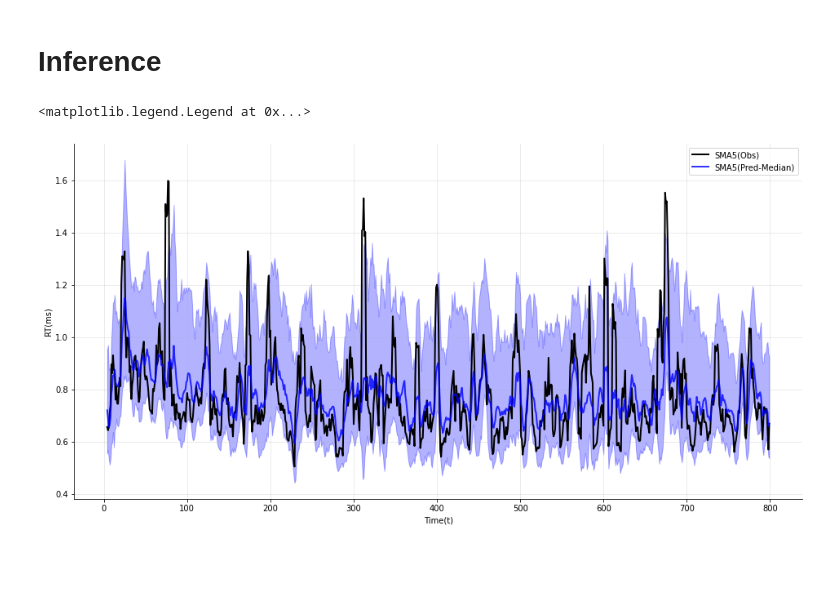
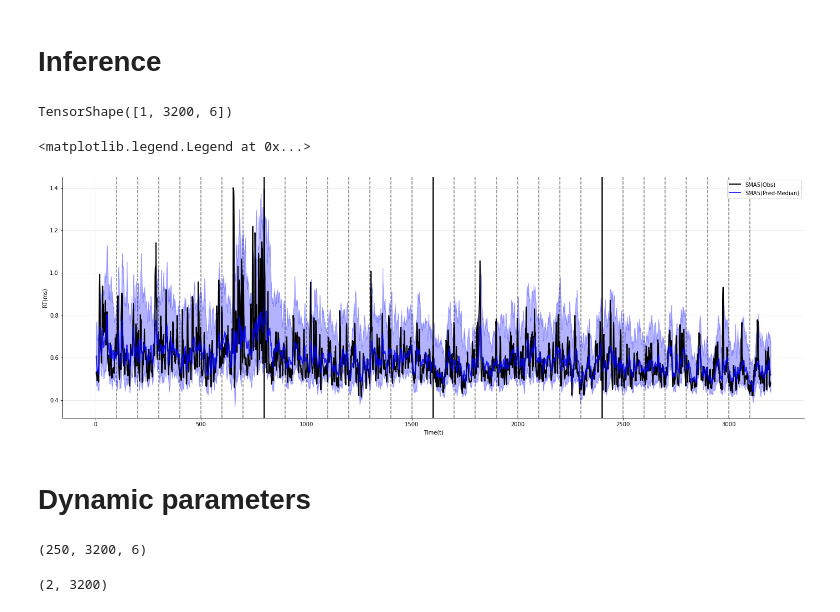
Before and after one commit to LuSchumacher/dynamic_models, a Jupyter notebook: notebooks/dynamic_simple_3200.ipynb, the cells around one changed output. Saved outputs shown, nothing was run; the diff lists cells and outputs as text; code cells hidden in the pictures; blank space fills up the shorter version.

```diff
--- a/notebooks/dynamic_simple_3200.ipynb
+++ b/notebooks/dynamic_simple_3200.ipynb
@@ -64,4 +57,5 @@ inspect_person(which_id=2)
 [figure]
 # %%
 person = data[data.id == 2]
-person = person[person.session==1]
+# person = person[person.session==1]
+person.shape
@@ -278,3 +258,12 @@ network = HeteroscedasticNetwork(6, 6)
+# %%
+batch_size = 8
+steps_per_epoch = 1000
+network = HeteroscedasticNetwork(6, 6)
+# %%
+# Reminder for a humanoid memoryless process: Whenever the loss does not improve, reduce learning rate by half and run for 10 epochs or so
+epochs = 10
+learning_rate = 0.00005
+optimizer = tf.keras.optimizers.Adam(learning_rate)
 # %%
 for ep in range(1, epochs+1):
     with tqdm(total=steps_per_epoch, desc='Training epoch {}'.format(ep)) as p_bar:
@@ -305,6 +292,10 @@ rts[acc == 0] = -rts[acc == 0]
 x_nn = rts[np.newaxis, :, np.newaxis]
 # %%
 post_t, post_s = network(x_nn)
+# %%
+post_t.shape
+# %% [output]
+TensorShape([1, 3200, 6])
 # %%
 # post_t_mean = np.exp(post_t.mean())
 # post_s_mean = np.exp(post_s.mean())
@@ -324,18 +315,30 @@ median = np.median(sim_data, axis=0)
 mean = np.mean(sim_data, axis=0)
 # %%
 # Initialize figure
-f, ax = plt.subplots(1, 1, figsize=(16, 8))
+f, ax = plt.subplots(1, 1, figsize=(24, 8))
 
 # Plot observed
 time = np.arange(x_nn.shape[1])
 ax.plot(time, talib.SMA(np.abs(x_nn[0, :, 0]), timeperiod=5), color='black', lw=2, label='SMA5(Obs)')
 ax.plot(time, median, color='blue', lw=2, label='SMA5(Pred-Median)', alpha=0.8)
 ax.fill_between(time, quantiles[0, :], quantiles[1, :], color='blue', alpha=0.3)
+for idx in np.argwhere(person.session.diff().values == 1):
+    ax.axvline(idx, color='black', linestyle='solid', lw=3, alpha=0.8)
+for idx in np.argwhere(person.block.diff().values == 1):
+    ax.axvline(idx, color='black', linestyle='dashed', alpha=0.5)
 sns.despine(ax=ax)
 ax.grid(alpha=0.3)
 ax.set_ylabel('RT(ms)')
 ax.set_xlabel('Time(t)')
 ax.legend()
 # %% [output]
 <matplotlib.legend.Legend at 0x...>
-[figure, old version]
+[figure, new version]
+# %% [markdown]
+# Dynamic parameters
+# %%
+n_post_samples = 250
+post_samples_t = np.exp(post_t.sample(n_post_samples))[:, 0, :, :]
+post_samples_t.shape
+# %% [output]
+(250, 3200, 6)
@@ -341,0 +347,6 @@ ax.legend()
+# %%
+quantiles = np.quantile(post_samples_t[:, :, which_param], [0.05, 0.95], axis=0)
+median = np.median(post_samples_t[:, :, which_param], axis=0)
+quantiles.shape
+# %% [output]
+(2, 3200)
```
Also changed, not shown: parts of 17 cells of this notebook, 2 other files.
